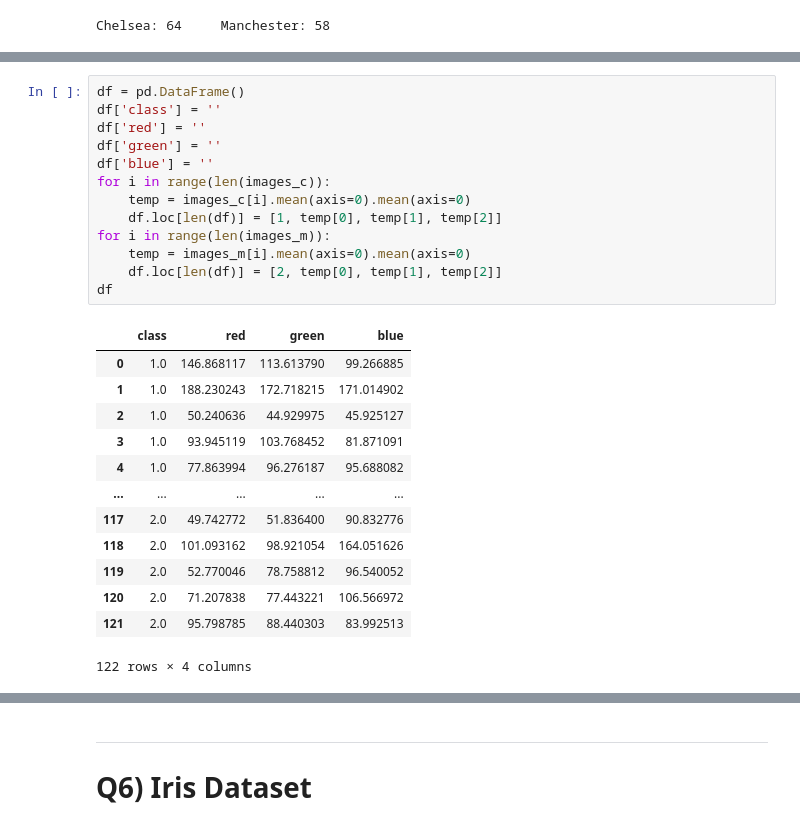
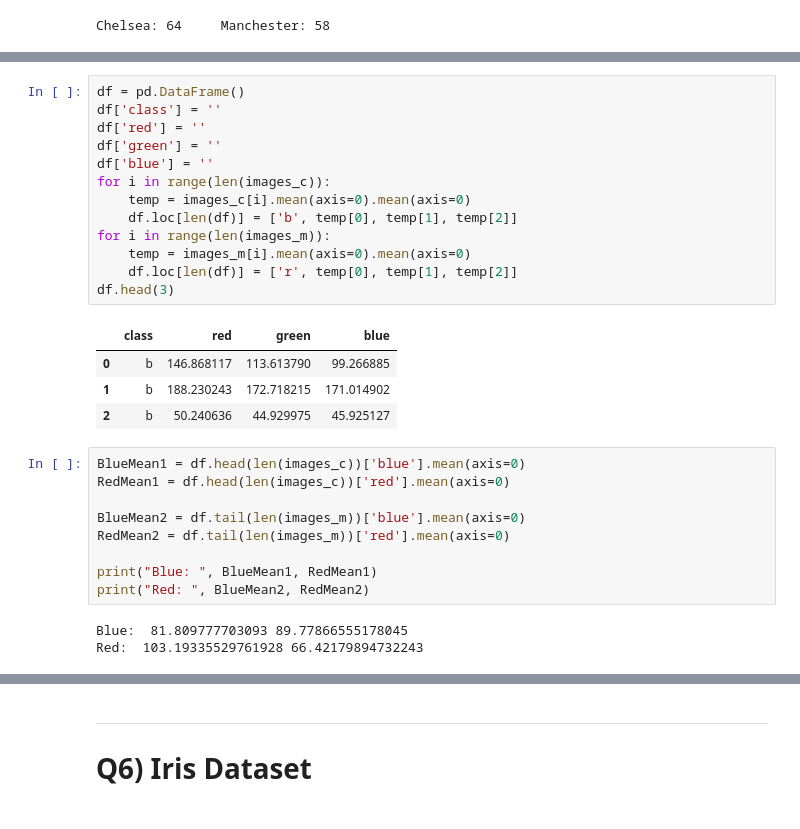
Before and after one commit to Arashlf/UT_ML_Course, a Jupyter notebook: Homework1/Question 5 and 6.ipynb, the cells around one changed output, grey strips where cells are left out. Drawn from its saved outputs; the diff is of its cells as text.

```diff
--- a/Homework1/Question 5 and 6.ipynb
+++ b/Homework1/Question 5 and 6.ipynb
@@ -32,28 +32,31 @@ plt.show()
 # %%
 df = pd.DataFrame()
 df['class'] = ''
 df['red'] = ''
 df['green'] = ''
 df['blue'] = ''
 for i in range(len(images_c)):
     temp = images_c[i].mean(axis=0).mean(axis=0)
-    df.loc[len(df)] = [1, temp[0], temp[1], temp[2]]
+    df.loc[len(df)] = ['b', temp[0], temp[1], temp[2]]
 for i in range(len(images_m)):
     temp = images_m[i].mean(axis=0).mean(axis=0)
-    df.loc[len(df)] = [2, temp[0], temp[1], temp[2]]
-df
+    df.loc[len(df)] = ['r', temp[0], temp[1], temp[2]]
+df.head(3)
 # %% [output]
 |  | class | red | green | blue |
-| 0 | 1.0 | 146.868117 | 113.613790 | 99.266885 |
-| 1 | 1.0 | 188.230243 | 172.718215 | 171.014902 |
-| 2 | 1.0 | 50.240636 | 44.929975 | 45.925127 |
-| 3 | 1.0 | 93.945119 | 103.768452 | 81.871091 |
-| 4 | 1.0 | 77.863994 | 96.276187 | 95.688082 |
-| ... | ... | ... | ... | ... |
-| 117 | 2.0 | 49.742772 | 51.836400 | 90.832776 |
-| 118 | 2.0 | 101.093162 | 98.921054 | 164.051626 |
-| 119 | 2.0 | 52.770046 | 78.758812 | 96.540052 |
-| 120 | 2.0 | 71.207838 | 77.443221 | 106.566972 |
-| 121 | 2.0 | 95.798785 | 88.440303 | 83.992513 |
+| 0 | b | 146.868117 | 113.613790 | 99.266885 |
+| 1 | b | 188.230243 | 172.718215 | 171.014902 |
+| 2 | b | 50.240636 | 44.929975 | 45.925127 |
-122 rows × 4 columns
+# %%
+BlueMean1 = df.head(len(images_c))['blue'].mean(axis=0)
+RedMean1 = df.head(len(images_c))['red'].mean(axis=0)
+
+BlueMean2 = df.tail(len(images_m))['blue'].mean(axis=0)
+RedMean2 = df.tail(len(images_m))['red'].mean(axis=0)
+
+print("Blue: ", BlueMean1, RedMean1)
+print("Red: ", BlueMean2, RedMean2)
+# %% [output]
+Blue:  81.809777703093 89.77866555178045
+Red:  103.19335529761928 66.42179894732243
 # %%
```
Also changed, not shown: parts of 4 cells of this notebook.
